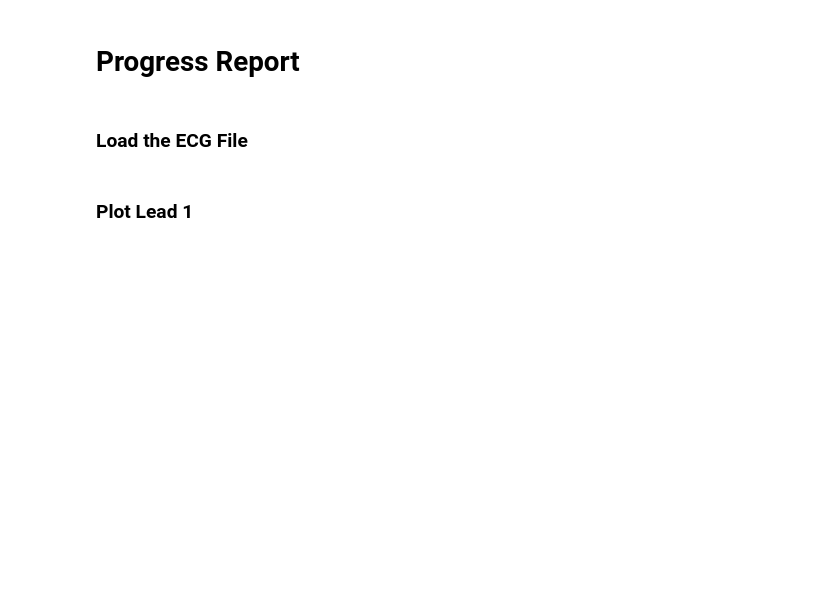
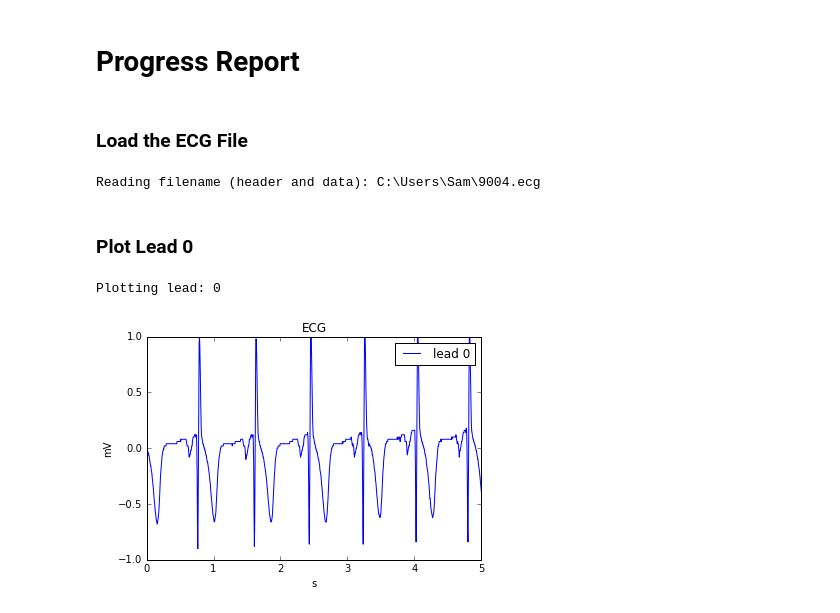
Before and after one commit to LastHex/ECE407Proj1, a Jupyter notebook: 1FebPresentation/Presentation.ipynb, the cells around one changed output. Cells and saved outputs as stored; diff of their text form; code cells hidden in the pictures; blank space fills up the shorter version.

```diff
--- a/1FebPresentation/Presentation.ipynb
+++ b/1FebPresentation/Presentation.ipynb
@@ -6,8 +6,10 @@
 #Show plots in the notebook
 %matplotlib inline
 import sys
+sys.path.append('..')
 import patient
 
+# Point to the appropriate ECG file
 filename = r'C:\Users\Sam\9004.ecg'
 
 # Create the patient object
@@ -15,8 +17,13 @@ p = patient.Patient()
 
 # Read the file
 p.load_ecg_data(filename)
+# %% [output]
+Reading filename (header and data): C:\Users\Sam\9004.ecg
 # %% [markdown]
-### Plot Lead 1
+### Plot Lead 0
 # %%
 # Plot the file
-p.plot_leads(1)
+p.plot_leads(0)
+# %% [output]
+Plotting lead: 0
+[figure, added]
```
Also changed, not shown: parts of 5 cells of this notebook.
